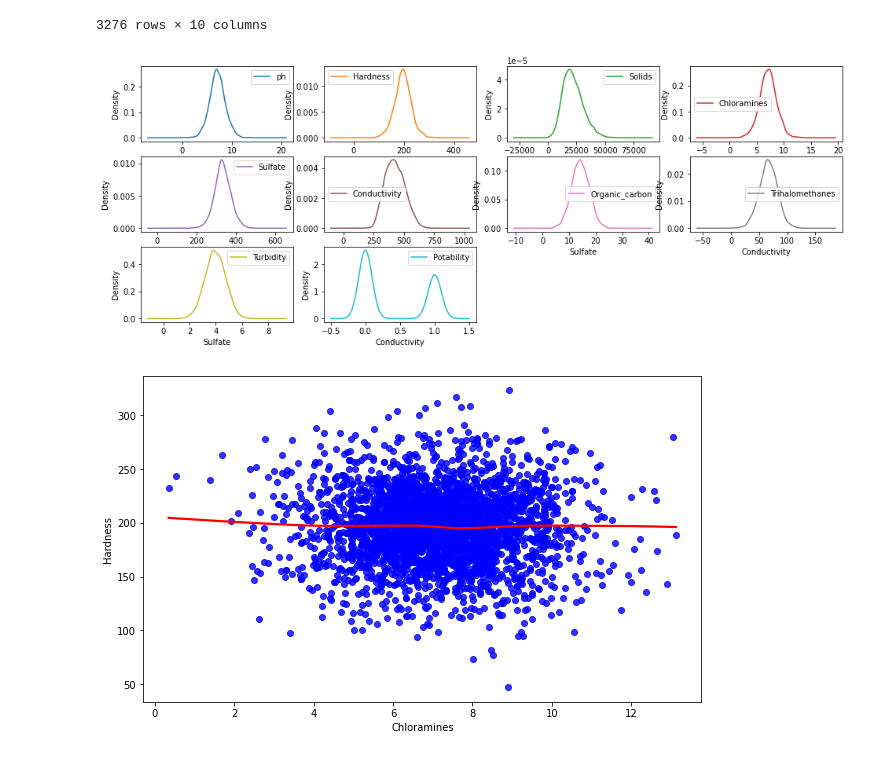
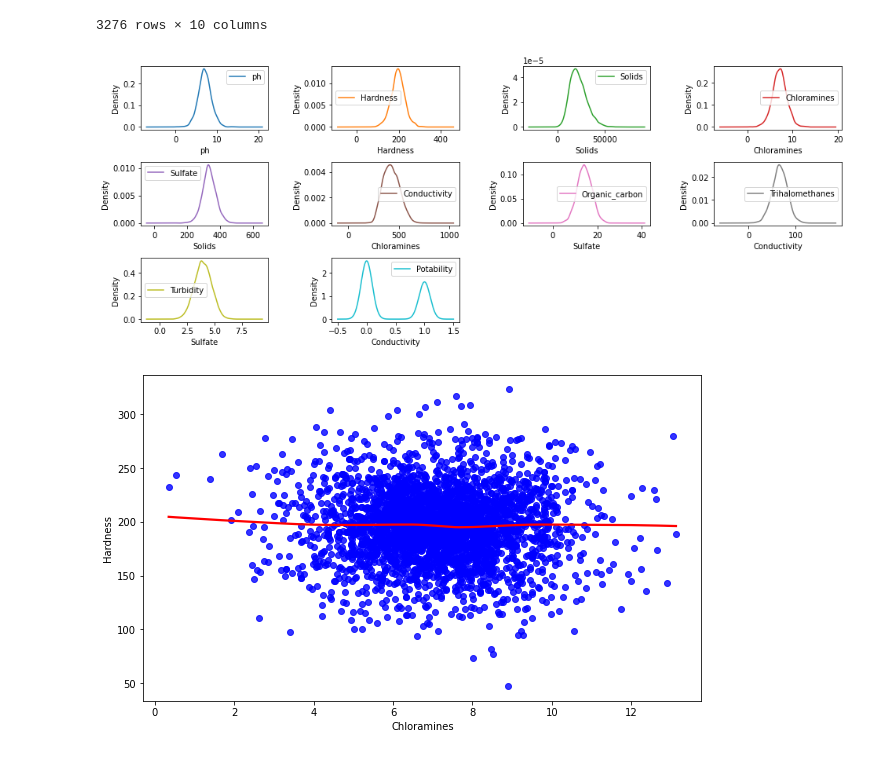
Before and after one commit to faisalece/cmse830, a Jupyter notebook: HW/HW_3.ipynb, the cells around one changed output. Saved outputs shown, nothing was run; the diff lists cells and outputs as text; code cells hidden in the pictures.

```diff
--- a/HW/HW_3.ipynb
+++ b/HW/HW_3.ipynb
@@ -135,14 +135,16 @@ df_1.isna()
 3276 rows × 10 columns
 # %%
 ax = df_1.plot.kde(subplots=True, layout=(3,4), figsize=(16, 6), sharex=False)
+# Add space between subplots
+plt.subplots_adjust(hspace=0.5, wspace=0.5)
 
 # Adding labels to axes
 for i, axes_row in enumerate(ax):
     for j, ax in enumerate(axes_row):
         ax.set_xlabel(df_1.columns[i*2+j])
         ax.set_ylabel('Density')
 # %% [output]
-[figure, old version]
+[figure, new version]
 # %%
 plt.figure(figsize=(10, 6))
 sns.regplot(data=df_1, x=df_1.columns[3], y=df_1.columns[1], lowess=True, scatter_kws={'color': 'blue'}, line_kws={'color': 'red'})
```
Also changed, not shown: parts of 1 cell of this notebook.
